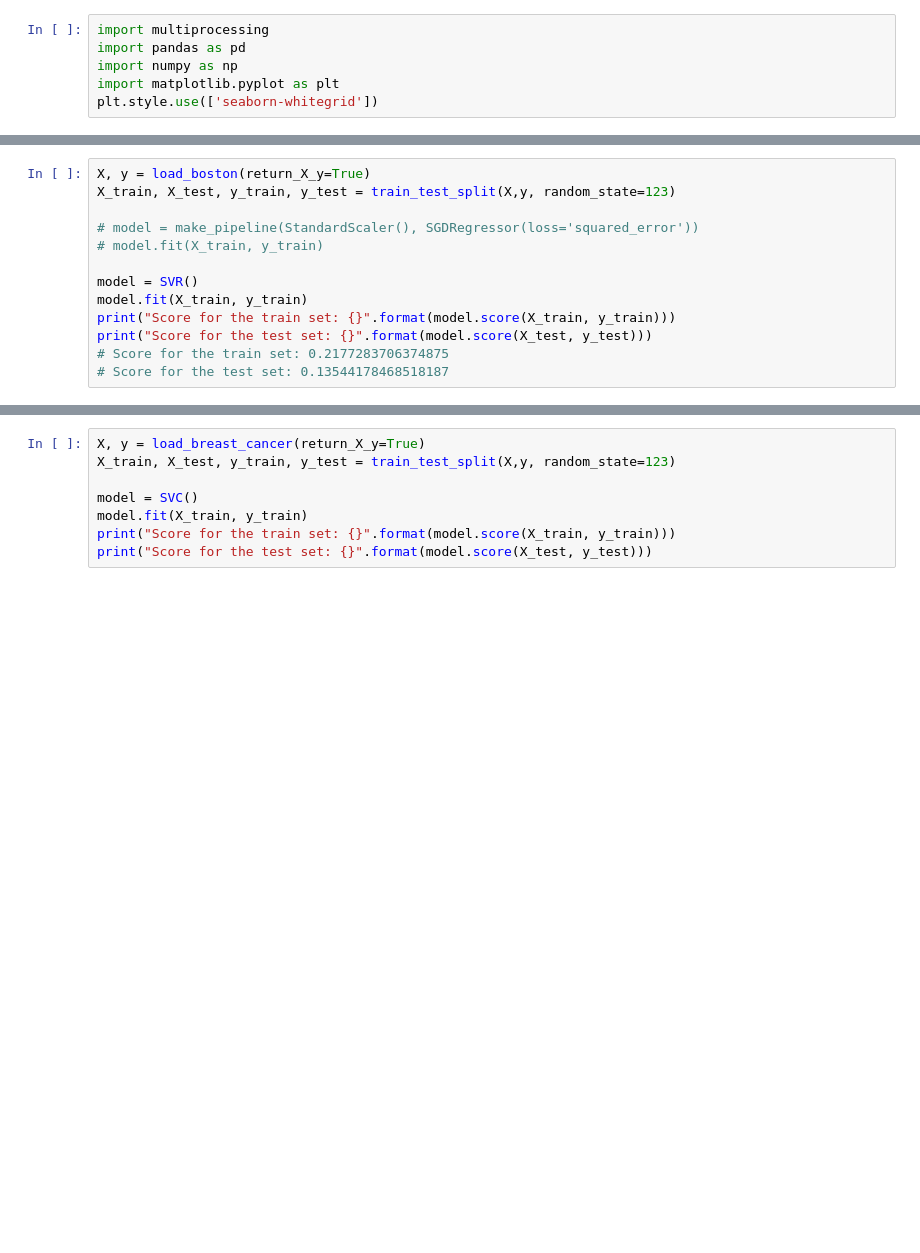
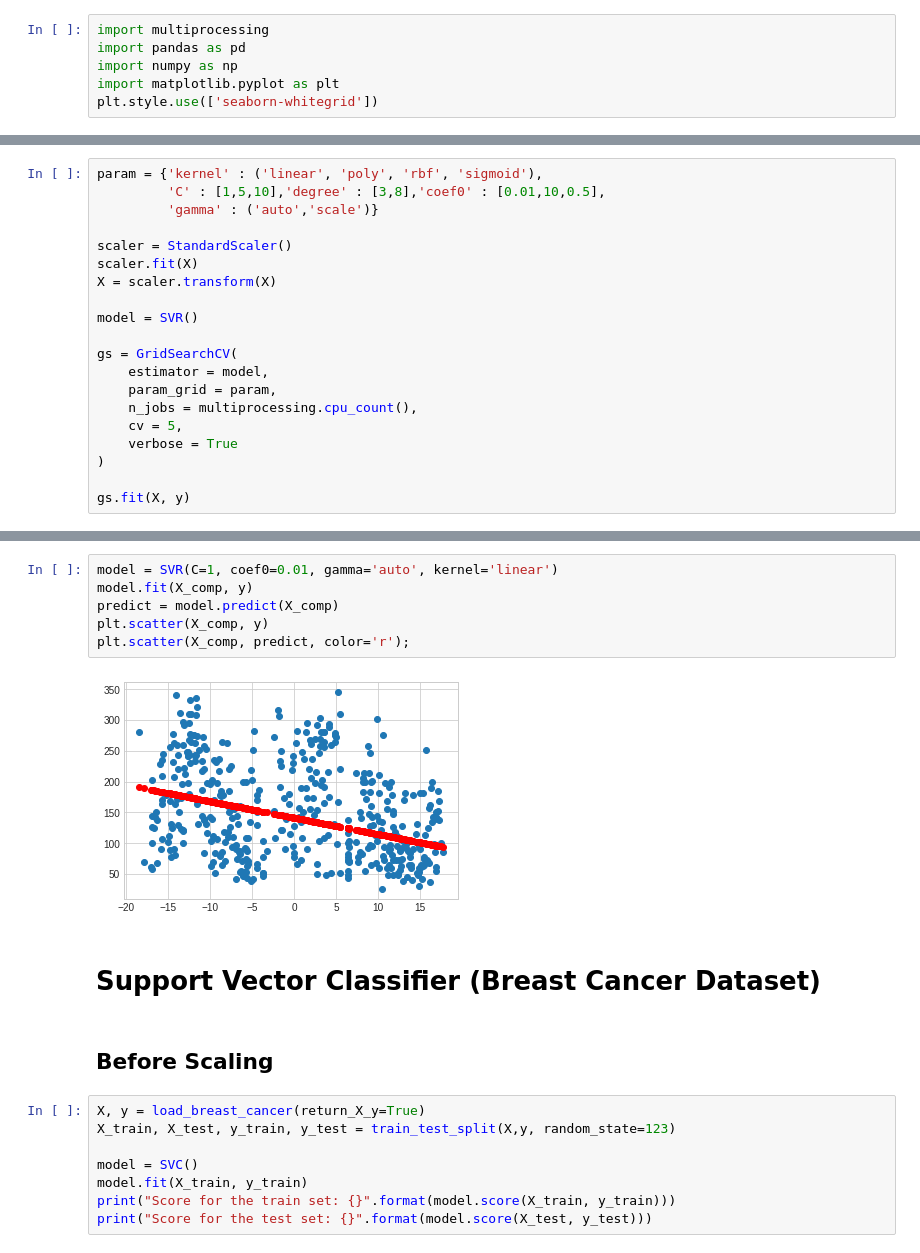
Before and after one commit to doblepensador/Tests, a Jupyter notebook: Support_Vector_Machine.ipynb, the cells around one changed output, grey strips where cells are left out. Drawn from its saved outputs; the diff is of its cells as text; blank space fills up the shorter version.

```diff
--- a/Support_Vector_Machine.ipynb
+++ b/Support_Vector_Machine.ipynb
@@ -17,0 +68,20 @@ from sklearn.manifold import TSNE
+# %%
+param = {'kernel' : ('linear', 'poly', 'rbf', 'sigmoid'),
+         'C' : [1,5,10],'degree' : [3,8],'coef0' : [0.01,10,0.5],
+         'gamma' : ('auto','scale')}
+
+scaler = StandardScaler()
+scaler.fit(X)
+X = scaler.transform(X)
+
+model = SVR()
+
+gs = GridSearchCV(
+    estimator = model,
+    param_grid = param,
+    n_jobs = multiprocessing.cpu_count(),
+    cv = 5,
+    verbose = True
+)
+
+gs.fit(X, y)
@@ -22,13 +122,0 @@ from sklearn.manifold import TSNE
-# %%
-X, y = load_boston(return_X_y=True)
-X_train, X_test, y_train, y_test = train_test_split(X,y, random_state=123)
-
-# model = make_pipeline(StandardScaler(), SGDRegressor(loss='squared_error'))
-# model.fit(X_train, y_train)
-
-model = SVR()
-model.fit(X_train, y_train)
-print("Score for the train set: {}".format(model.score(X_train, y_train)))
-print("Score for the test set: {}".format(model.score(X_test, y_test)))
-# Score for the train set: 0.2177283706374875
-# Score for the test set: 0.13544178468518187
@@ -39,3 +135,15 @@ print("Score for the test set: {}".format(model.score(X_test, y_test)))
+# %%
+model = SVR(C=1, coef0=0.01, gamma='auto', kernel='linear')
+model.fit(X_comp, y)
+predict = model.predict(X_comp)
+plt.scatter(X_comp, y)
+plt.scatter(X_comp, predict, color='r');
+# %% [output]
+[figure, added]
+# %% [markdown]
+# Support Vector Classifier (Breast Cancer Dataset)
+# %% [markdown]
+## Before Scaling
 # %%
 X, y = load_breast_cancer(return_X_y=True)
 X_train, X_test, y_train, y_test = train_test_split(X,y, random_state=123)
```
Also changed, not shown: parts of 43 cells of this notebook.
